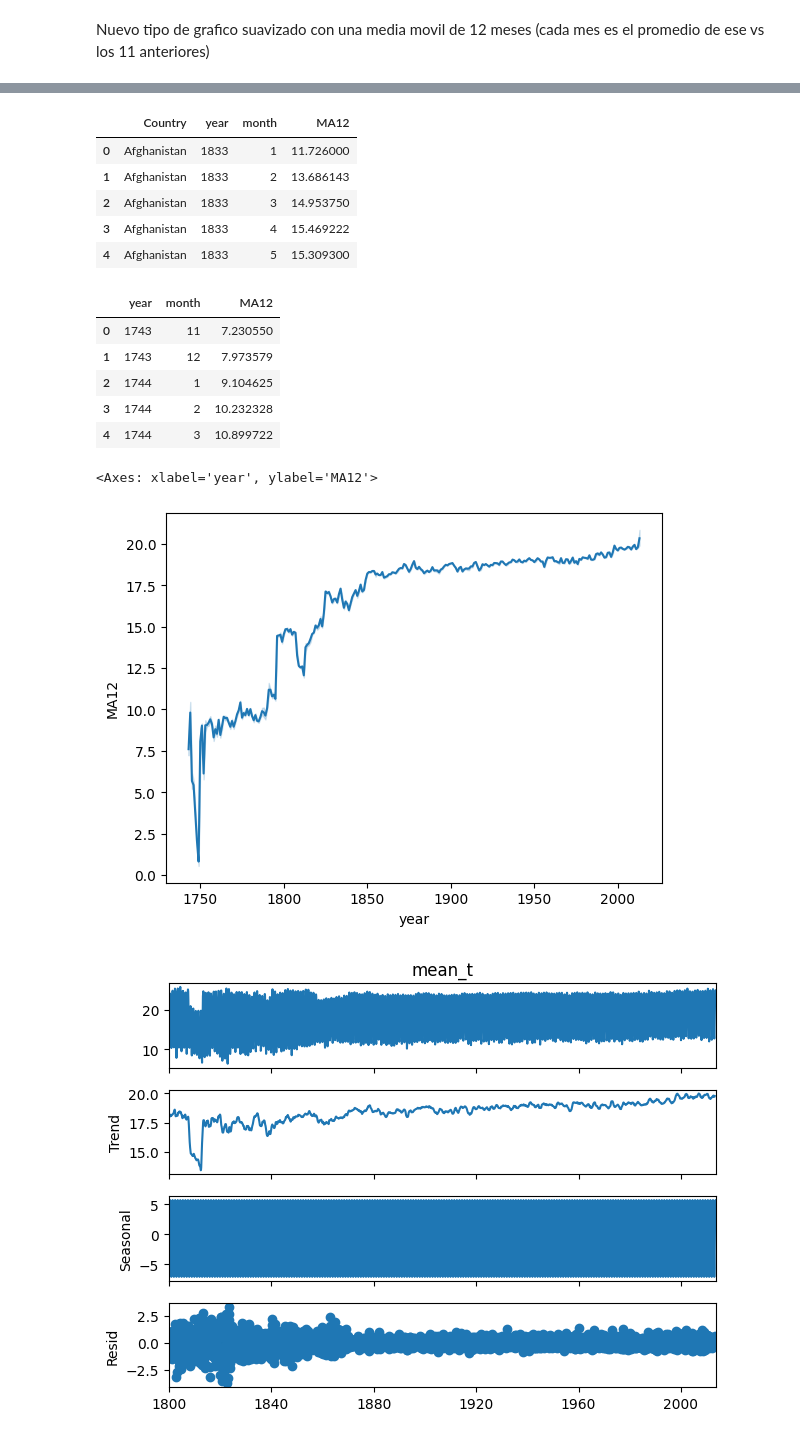
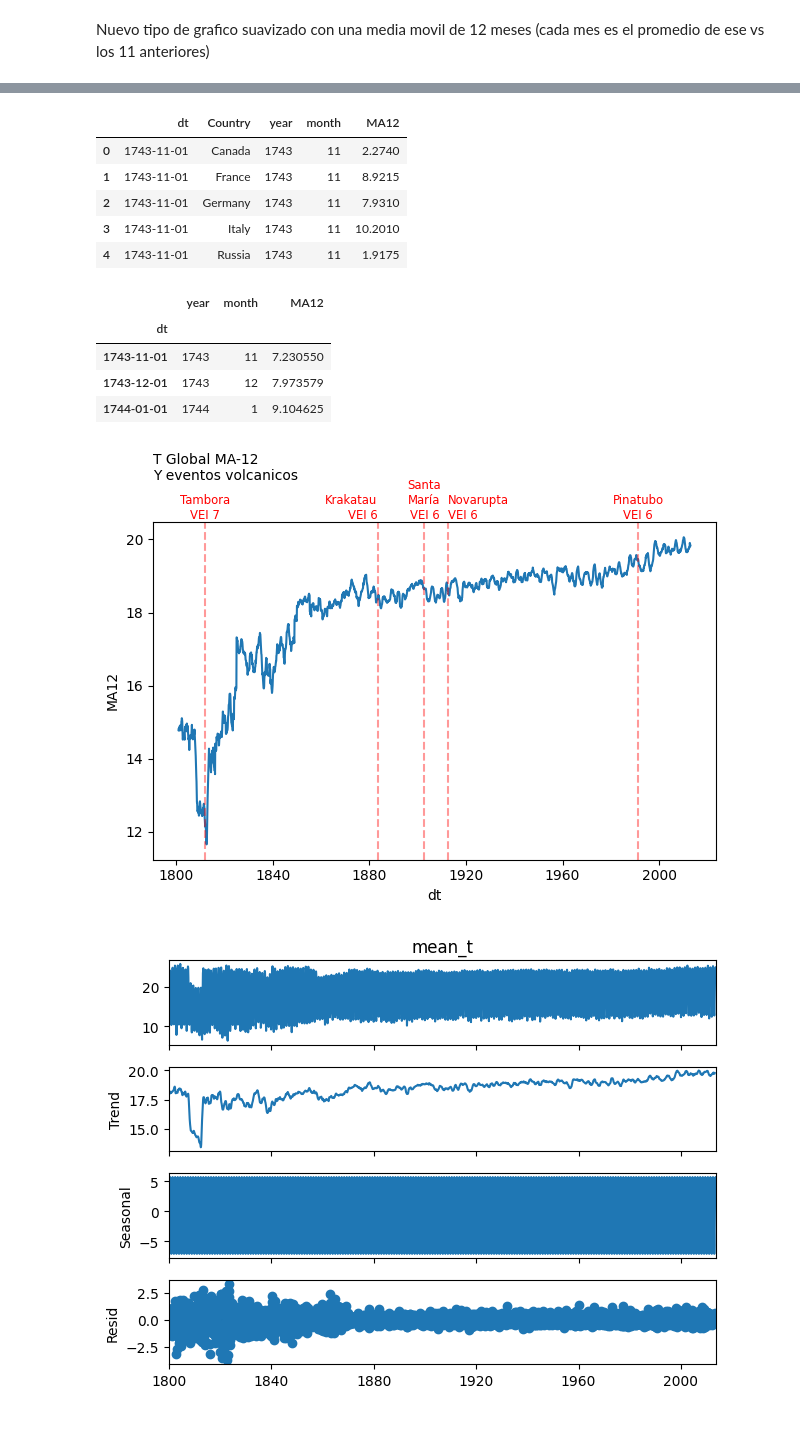
Before and after one commit to Axoluther/astronomia, a Jupyter notebook: tarea3/outliers.ipynb, the cells around one changed output, grey strips where cells are left out. Cells and saved outputs as stored; diff of their text form; code cells hidden in the pictures.

```diff
--- a/tarea3/outliers.ipynb
+++ b/tarea3/outliers.ipynb
@@ -70,45 +100,48 @@ MajorCityDf.head()
 # Se promedia antes por cada ciudad para evitar el peso de ciudades con más pesos
 CountryMonthly = (
     MajorCityDf
-    .groupby(["Country", "year", "month"])["MA12"]
+    .groupby(['dt', "Country", "year", "month"])["MA12"]
     .mean()
     .reset_index()
 )
 CountryMonthly.head()
 # %% [output]
-|  | Country | year | month | MA12 |
-| 0 | Afghanistan | 1833 | 1 | 11.726000 |
-| 1 | Afghanistan | 1833 | 2 | 13.686143 |
-| 2 | Afghanistan | 1833 | 3 | 14.953750 |
-| 3 | Afghanistan | 1833 | 4 | 15.469222 |
-| 4 | Afghanistan | 1833 | 5 | 15.309300 |
+|  | dt | Country | year | month | MA12 |
+| 0 | 1743-11-01 | Canada | 1743 | 11 | 2.2740 |
+| 1 | 1743-11-01 | France | 1743 | 11 | 8.9215 |
+| 2 | 1743-11-01 | Germany | 1743 | 11 | 7.9310 |
+| 3 | 1743-11-01 | Italy | 1743 | 11 | 10.2010 |
+| 4 | 1743-11-01 | Russia | 1743 | 11 | 1.9175 |
 # %%
 GlobalMonthly = (
     CountryMonthly
-    .groupby(['year', 'month'])['MA12']
+    .groupby(['dt','year', 'month'])['MA12']
     .mean()
     .reset_index()
 )
 GlobalMonthly.head()
+GlobalMonthly['dt']= pd.to_datetime(GlobalMonthly['dt'])
+GlobalMonthly.set_index('dt', inplace=True )
+GlobalMonthly.head(3)
 # %% [output]
 |  | year | month | MA12 |
-| 0 | 1743 | 11 | 7.230550 |
-| 1 | 1743 | 12 | 7.973579 |
-| 2 | 1744 | 1 | 9.104625 |
-| 3 | 1744 | 2 | 10.232328 |
-| 4 | 1744 | 3 | 10.899722 |
+| dt |  |  |  |
+| 1743-11-01 | 1743 | 11 | 7.230550 |
+| 1743-12-01 | 1743 | 12 | 7.973579 |
+| 1744-01-01 | 1744 | 1 | 9.104625 |
 # %%
 sn.lineplot(
-    GlobalMonthly,
-    x='year',
+    GlobalMonthly[(GlobalMonthly['year'] > 1800) & (GlobalMonthly['year'] < 2013)],
+    x='dt',
     y='MA12'
 )
-sn.scatterplot(
 
-)
+plt.title('T Global MA-12\nY eventos volcanicos', loc='left', fontsize=10, pad=30)
+plt.tight_layout()
+
+plot_volcans()
 # %% [output]
-<Axes: xlabel='year', ylabel='MA12'>
-[figure, old version]
+[figure, new version]
 # %%
 from statsmodels.tsa.seasonal import seasonal_decompose
 # %%
```
Also changed, not shown: parts of 5 cells of this notebook.
